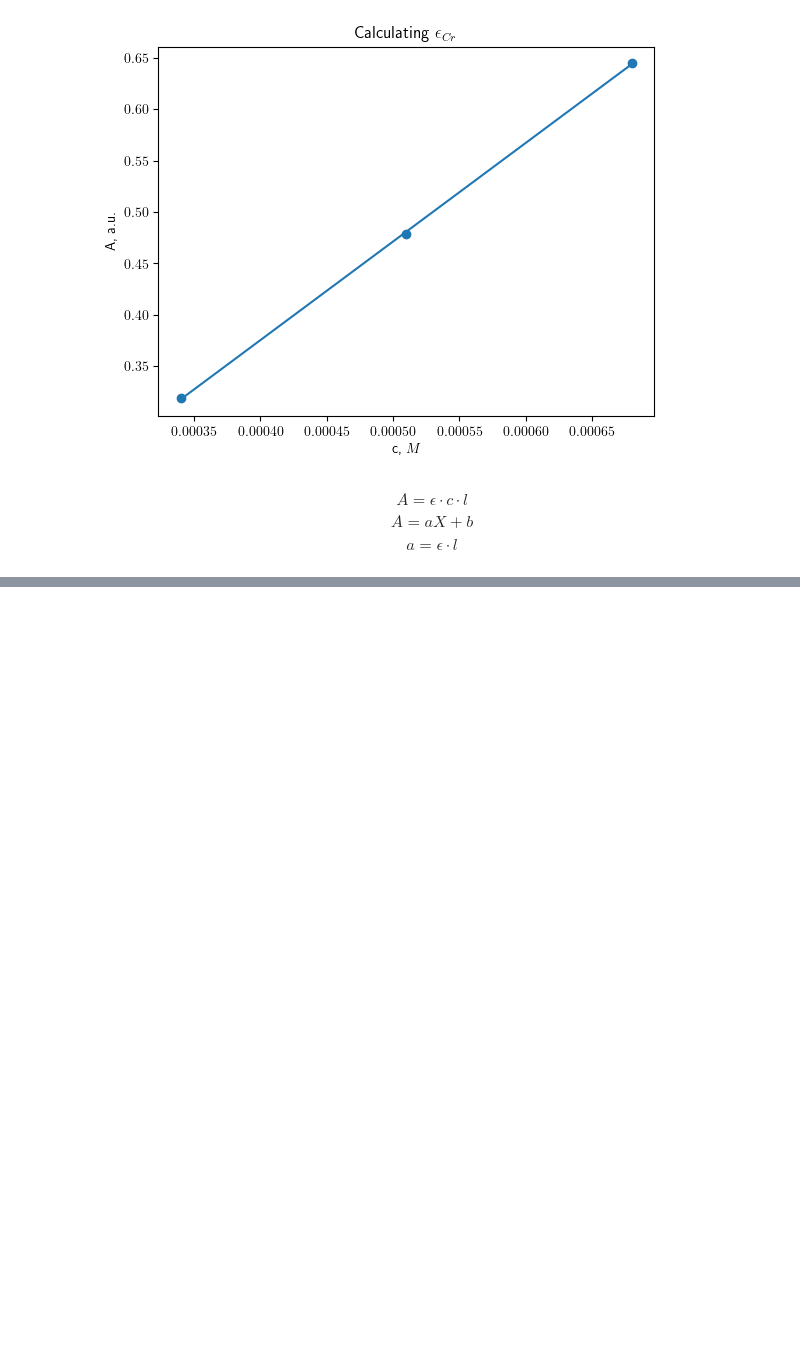
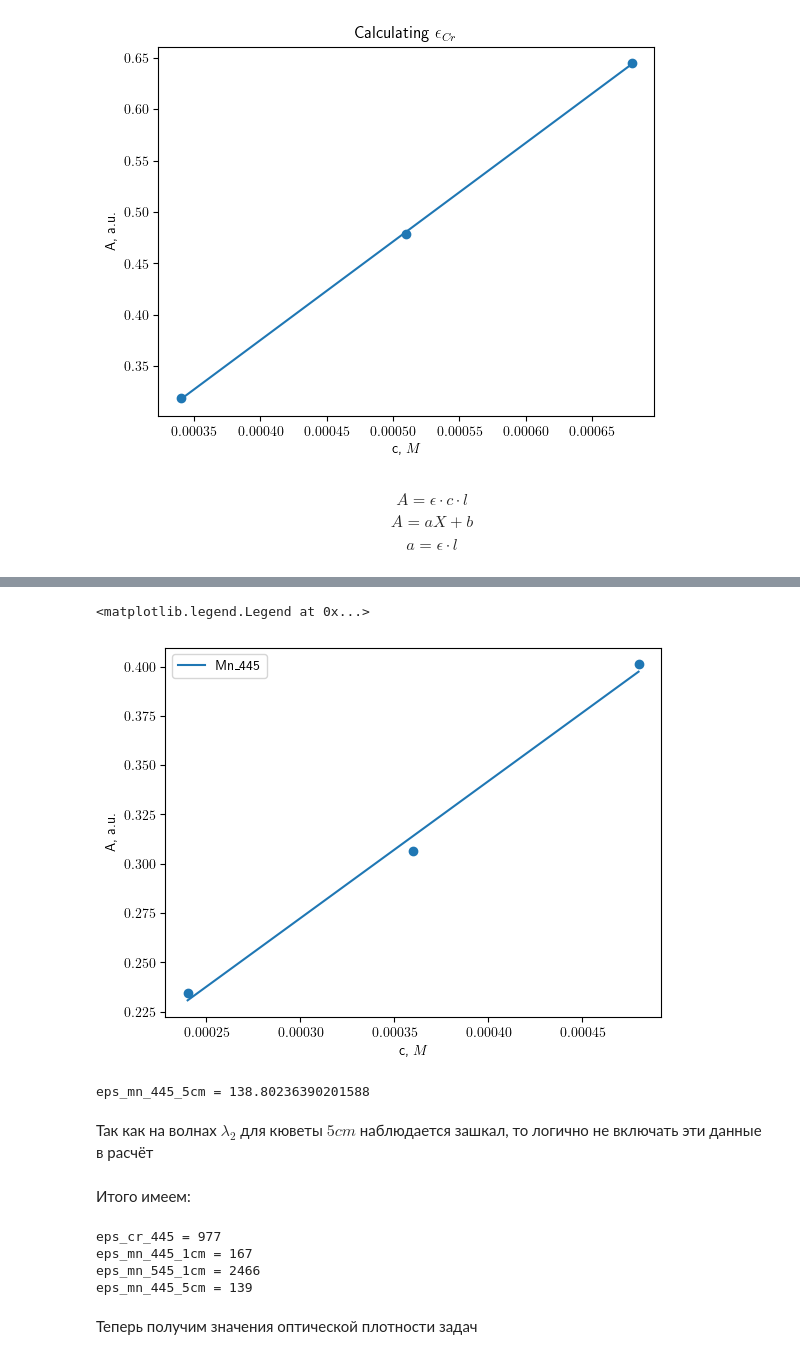
Before and after one commit to a-for-short/labs, a Jupyter notebook: optics/cr_mn/cr-mn.ipynb, the cells around one changed output, grey strips where cells are left out. Drawn from its saved outputs; the diff is of its cells as text; code cells hidden in the pictures; blank space fills up the shorter version.

```diff
--- a/optics/cr_mn/cr-mn.ipynb
+++ b/optics/cr_mn/cr-mn.ipynb
@@ -287,0 +340,49 @@ eps_cr_445 = 977.3011183092739
+# %%
+A_cal_mn_5cm_445 = []
+
+cols = cal_mn_5cm.columns
+for i in range(len(cols) // 2):
+    A_cal_mn_5cm_445.append(get_value(cal_mn_5cm[cols[2 * i]], cal_mn_5cm[cols[2 * i + 1]], lam1))
+A_cal_mn_5cm_445 = np.array(A_cal_mn_5cm_445)
+
+c_std_mn = 0.00600 #M/l
+V_cal_mn = np.array([4.00, 6.00, 8.00])
+V_fl = 100
+c_cal_mn_5cm = V_cal_mn * c_std_mn / V_fl
+
+l = 5.00 #cm
+# %%
+#plt.title(r'Calculating $\epsilon_{Mn}$')
+plt.xlabel(r'c, $M$')
+plt.ylabel(r'A, a.u.')
+
+plt.scatter(c_cal_mn_5cm, A_cal_mn_5cm_445)
+params_445 = linregress(c_cal_mn_5cm, A_cal_mn_5cm_445)
+c_fine = np.linspace(min(c_cal_mn_5cm), max(c_cal_mn_5cm), 100)
+plt.plot(c_fine, f(c_fine, params_445[0], params_445[1]), label='Mn_445')
+
+plt.legend()
+# %% [output]
+<matplotlib.legend.Legend at 0x...>
+[figure, added]
+# %%
+eps_mn_445_5cm = params_445[0]/l
+print(f'eps_mn_445_5cm = {eps_mn_445_5cm}')
+# %% [output]
+eps_mn_445_5cm = 138.80236390201588
+# %% [markdown]
+Так как на волнах $\lambda_2$ для кюветы $5cm$ наблюдается зашкал, то логично не включать эти данные в расчёт
+# %% [markdown]
+Итого имеем:
+# %%
+print(f'eps_cr_445 = {eps_cr_445:.0f}')
+print(f'eps_mn_445_1cm = {eps_mn_445_1cm:.0f}')
+print(f'eps_mn_545_1cm = {eps_mn_545_1cm:.0f}')
+print(f'eps_mn_445_5cm = {eps_mn_445_5cm:.0f}')
+# %% [output]
+eps_cr_445 = 977
+eps_mn_445_1cm = 167
+eps_mn_545_1cm = 2466
+eps_mn_445_5cm = 139
+# %% [markdown]
+Теперь получим значения оптической плотности задач
```
Also changed, not shown: parts of 25 cells of this notebook.
